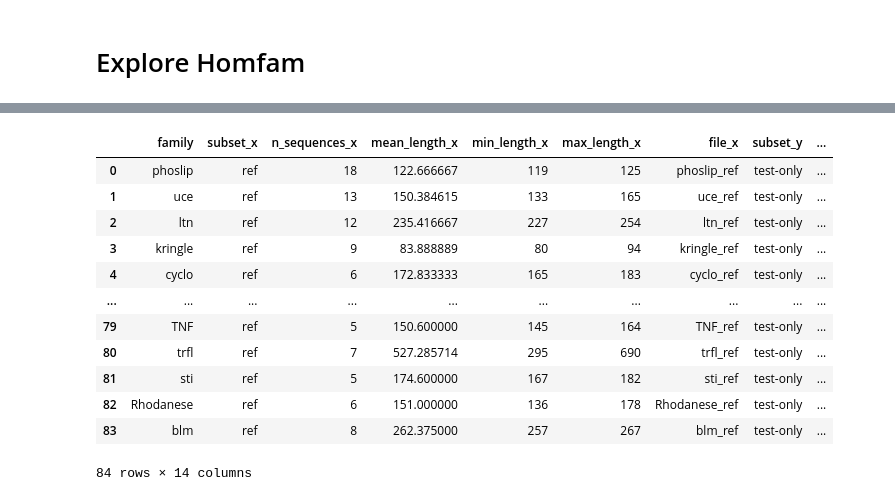
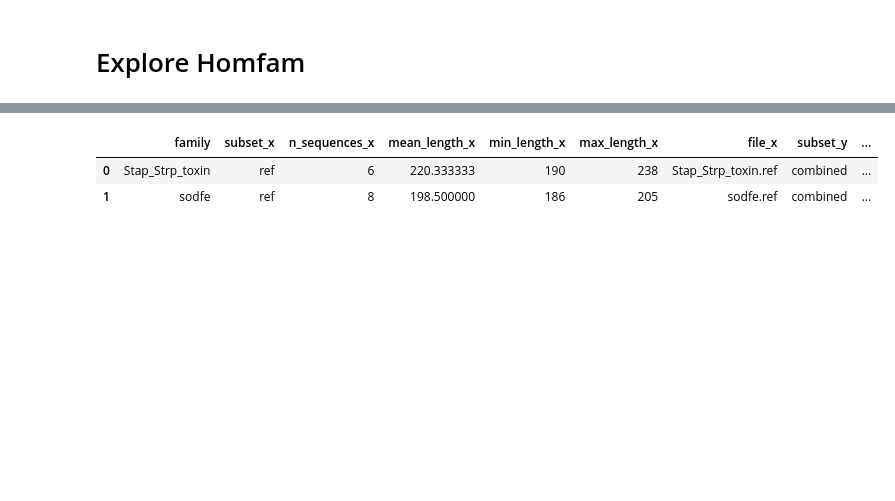
Before and after one commit to luisas/nf_structural_regression, a Jupyter notebook: notebook/00_HomFam.ipynb, the cells around one changed output, grey strips where cells are left out. Saved outputs shown, nothing was run; the diff lists cells and outputs as text; code cells hidden in the pictures; blank space fills up the shorter version.

```diff
--- a/notebook/00_HomFam.ipynb
+++ b/notebook/00_HomFam.ipynb
@@ -40 +23,19 @@ def get_stats(f):
+# %%
+def get_stats(f):
+    fasta_sequences = SeqIO.parse(open(f),'fasta')
+
+    ls = []
+    n_sequences = 0
+
+    for fasta in fasta_sequences:
+        name, sequence = fasta.id, str(fasta.seq)
+        n_sequences = n_sequences + 1
+        l = len(sequence.replace("-", ""))
+        ls.append(l)
+    entry = pd.DataFrame({"file": [os.path.basename(f).replace(".fa", "")],
+                          "n_sequences": [n_sequences],
+                          "mean_length": [np.mean(ls)],
+                          "min_length": [np.min(ls)],
+                          "max_length": [np.max(ls)]})
+    return(entry)
 # %%
@@ -53,7 +64,4 @@ for filename in os.listdir(homfam_path):
 # %%
-summary_homfam["family"] = summary_homfam.file.str.split("_",expand=True,)[0]
-summary_homfam["subset"] = summary_homfam.file.str.split("_",expand=True,)[1]
-summary_homfam.sort_values(by=['family'])
-
-column_names = ["family", "subset", "n_sequences","mean_length", "min_length", "max_length", "file"]
-summary_homfam = summary_homfam.reindex(columns=column_names)
+summary_homfam_combined = get_summary_df(homfam_path_combined, "combined")
+summary_homfam_ref = get_summary_df(homfam_path_ref, "ref")
+summary_homfam_combined = summary_homfam_combined.sort_values("n_sequences", ascending=False)
@@ -62,2 +68,3 @@ summary_homfam.groupby(["family"]).apply(lambda x: find_ratio(x))
 # %%
-summary_homfam
+summary_homfam_merged = summary_homfam_ref.merge(summary_homfam_combined,on='family')
+summary_homfam_merged["perc_ref_total"] = (summary_homfam_merged.n_sequences_x * 100)/(summary_homfam_merged.n_sequences_y)
@@ -81,3 +70,0 @@ summary_homfam_test = summary_homfam[summary_homfam.subset == "test-only"].sort_
-# %%
-summary_homfam_merged = summary_homfam_ref.merge(summary_homfam_test,on='family')
-summary_homfam_merged["perc_ref_total"] = (summary_homfam_merged.n_sequences_x * 100)/(summary_homfam_merged.n_sequences_x+summary_homfam_merged.n_sequences_y)
@@ -137,19 +268,9 @@ See the caveats in the documentation: https://pandas.pydata.org/pandas-docs/stab
 # %%
-summary_homfam_merged
+summary_homfam_merged.head(2)
 # %% [output]
 |  | family | subset_x | n_sequences_x | mean_length_x | min_length_x | max_length_x | file_x | subset_y | ... |
-| 0 | phoslip | ref | 18 | 122.666667 | 119 | 125 | phoslip_ref | test-only | ... |
-| 1 | uce | ref | 13 | 150.384615 | 133 | 165 | uce_ref | test-only | ... |
-| 2 | ltn | ref | 12 | 235.416667 | 227 | 254 | ltn_ref | test-only | ... |
-| 3 | kringle | ref | 9 | 83.888889 | 80 | 94 | kringle_ref | test-only | ... |
-| 4 | cyclo | ref | 6 | 172.833333 | 165 | 183 | cyclo_ref | test-only | ... |
-| ... | ... | ... | ... | ... | ... | ... | ... | ... | ... |
-| 79 | TNF | ref | 5 | 150.600000 | 145 | 164 | TNF_ref | test-only | ... |
-| 80 | trfl | ref | 7 | 527.285714 | 295 | 690 | trfl_ref | test-only | ... |
-| 81 | sti | ref | 5 | 174.600000 | 167 | 182 | sti_ref | test-only | ... |
-| 82 | Rhodanese | ref | 6 | 151.000000 | 136 | 178 | Rhodanese_ref | test-only | ... |
-| 83 | blm | ref | 8 | 262.375000 | 257 | 267 | blm_ref | test-only | ... |
+| 0 | Stap_Strp_toxin | ref | 6 | 220.333333 | 190 | 238 | Stap_Strp_toxin.ref | combined | ... |
+| 1 | sodfe | ref | 8 | 198.500000 | 186 | 205 | sodfe.ref | combined | ... |
-84 rows × 14 columns
 # %%
 summary_homfam_merged['family'] = pd.Categorical(
     summary_homfam_merged['family'],
```
Also changed, not shown: parts of 39 cells of this notebook, 16 other files.
